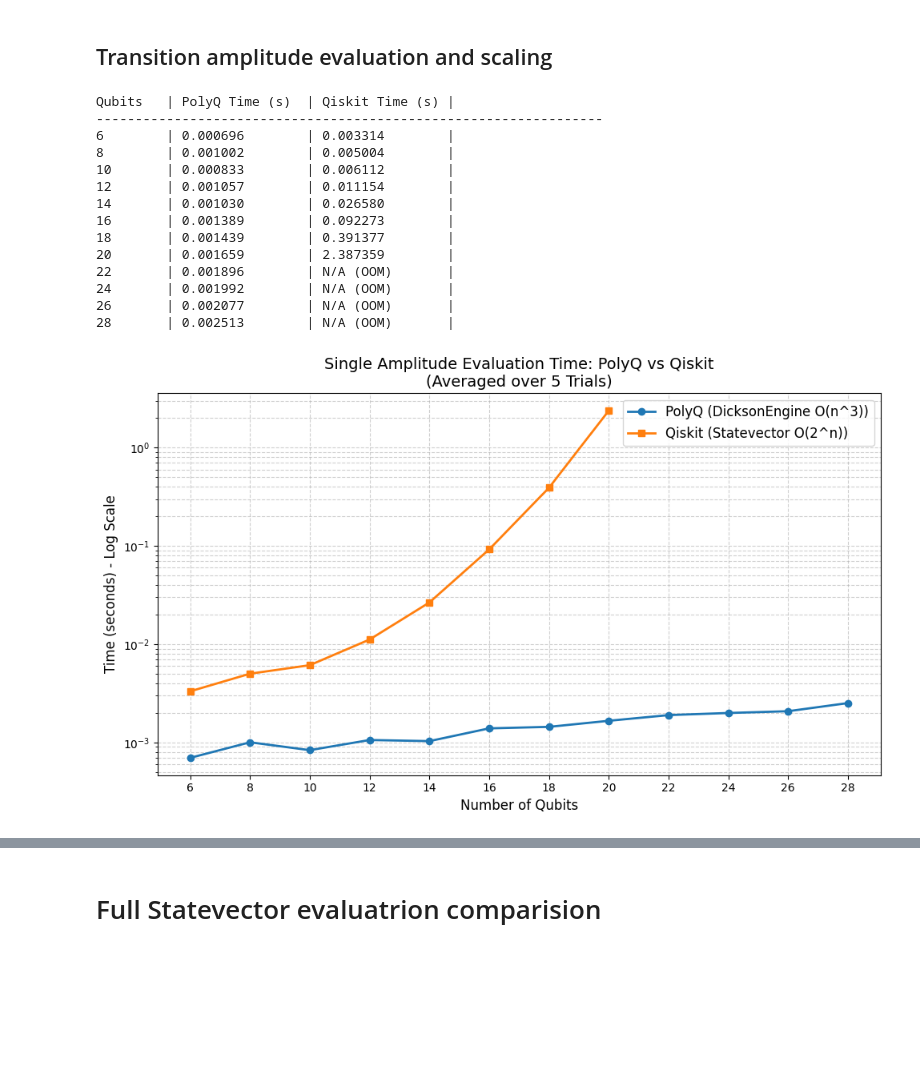
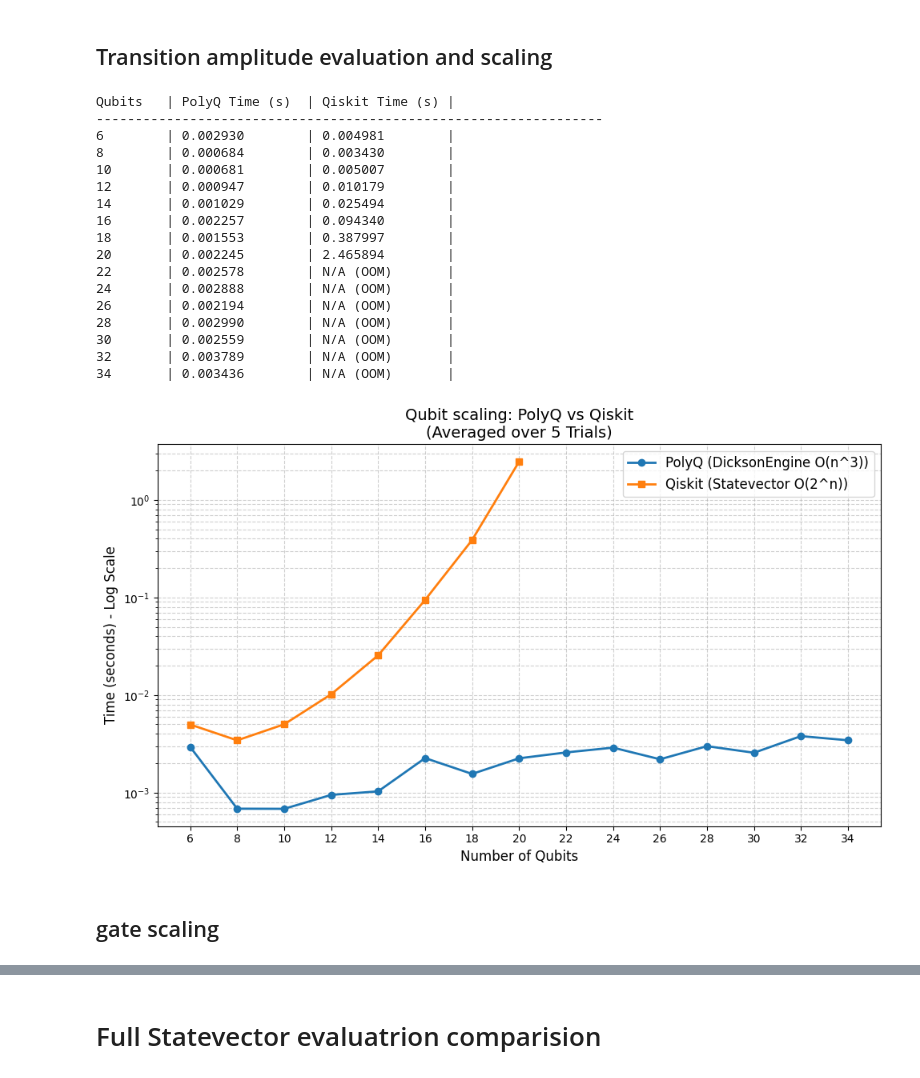
Before and after one commit to jajapuramshivasai/PolyQ, a Jupyter notebook: Experiment.ipynb, the cells around one changed output, grey strips where cells are left out. Cells and saved outputs as stored; diff of their text form; code cells hidden in the pictures; blank space fills up the shorter version.

```diff
--- a/Experiment.ipynb
+++ b/Experiment.ipynb
@@ -186,7 +186,7 @@ def generate_random_clifford(num_qubits, depth=15):
     return qc
 
 def run_benchmark():
-    qubits_list = list(range(6, 30, 2))  # Test from 6 to 34 qubits
+    qubits_list = list(range(6, 35, 2))  # Test from 6 to 34 qubits
     num_repeats = 5  # Number of random circuits per qubit count
     depth = 15
 
@@ -250,46 +250,51 @@ def run_benchmark():
     # Plot PolyQ
     plt.plot(qubits_list, polyq_times, label='PolyQ (DicksonEngine O(n^3))',
              marker='o', color='#1f77b4', linewidth=2)
 
     # Plot Qiskit (filtering out the NaNs for n > 20)
     valid_idx = [i for i, v in enumerate(qiskit_times) if not np.isnan(v)]
     valid_qubits = [qubits_list[i] for i in valid_idx]
     valid_q_times = [qiskit_times[i] for i in valid_idx]
 
     plt.plot(valid_qubits, valid_q_times, label='Qiskit (Statevector O(2^n))',
              marker='s', color='#ff7f0e', linewidth=2)
 
     plt.yscale('log')
     plt.xlabel('Number of Qubits', fontsize=12)
     plt.ylabel('Time (seconds) - Log Scale', fontsize=12)
     plt.title(f'Qubit scaling: PolyQ vs Qiskit\n(Averaged over {num_repeats} Trials)', fontsize=14)
     plt.grid(True, which="both", ls="--", alpha=0.6)
     plt.legend(fontsize=12)
     plt.xticks(qubits_list)
 
     plt.tight_layout()
     plt.savefig('single_amplitude_benchmark.png', dpi=300)
     plt.show()
 
 if __name__ == "__main__":
     random.seed(42)
     run_benchmark()
 # %% [output]
 Qubits   | PolyQ Time (s)  | Qiskit Time (s) |
 -----------------------------------------------------------------
-6        | 0.000696        | 0.003314        |
-8        | 0.001002        | 0.005004        |
-10       | 0.000833        | 0.006112        |
-12       | 0.001057        | 0.011154        |
-14       | 0.001030        | 0.026580        |
-16       | 0.001389        | 0.092273        |
-18       | 0.001439        | 0.391377        |
-20       | 0.001659        | 2.387359        |
-22       | 0.001896        | N/A (OOM)       |
-24       | 0.001992        | N/A (OOM)       |
-26       | 0.002077        | N/A (OOM)       |
-28       | 0.002513        | N/A (OOM)       |
+6        | 0.002930        | 0.004981        |
+8        | 0.000684        | 0.003430        |
+10       | 0.000681        | 0.005007        |
+12       | 0.000947        | 0.010179        |
+14       | 0.001029        | 0.025494        |
+16       | 0.002257        | 0.094340        |
+18       | 0.001553        | 0.387997        |
+20       | 0.002245        | 2.465894        |
+22       | 0.002578        | N/A (OOM)       |
+24       | 0.002888        | N/A (OOM)       |
+26       | 0.002194        | N/A (OOM)       |
+28       | 0.002990        | N/A (OOM)       |
+30       | 0.002559        | N/A (OOM)       |
+32       | 0.003789        | N/A (OOM)       |
+34       | 0.003436        | N/A (OOM)       |
-[figure, old version]
+[figure, new version]
+# %% [markdown]
+## gate scaling
 # %%
 import time
 import random
```
Also changed, not shown: parts of 2 cells of this notebook, 4 other files.
